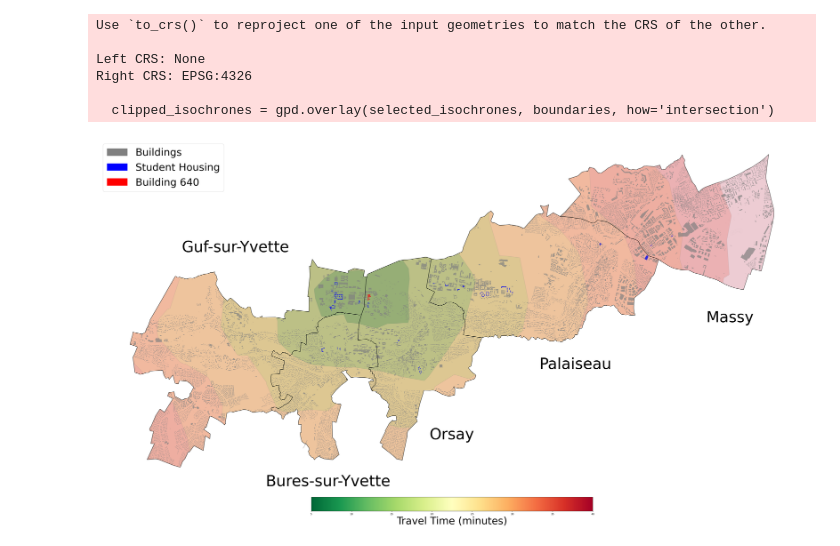
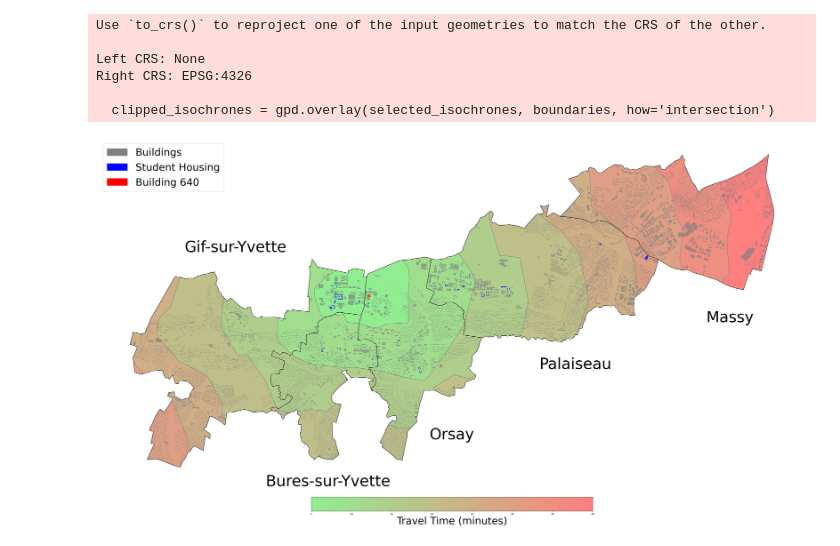
Before and after one commit to KsenaPav/project_commute, a Jupyter notebook: make_map.ipynb, the cells around one changed output. Saved outputs shown, nothing was run; the diff lists cells and outputs as text; code cells hidden in the pictures.

Commit message:
new colored map, json of cleaned data

```diff
--- a/make_map.ipynb
+++ b/make_map.ipynb
@@ -57,8 +57,12 @@ selected_isochrones = iso_gdf[iso_gdf['time min'].isin(time_intervals)]
 # Clip isochrones by the town boundaries
 clipped_isochrones = gpd.overlay(selected_isochrones, boundaries, how='intersection')
 
-# Define a colormap from green to red
-cmap = mpl.cm.RdYlGn_r  # Reverse RdYlGn colormap (Green to Red)
+# # Define a colormap from green to red
+# cmap = mpl.cm.RdYlGn_r  # Reverse RdYlGn colormap (Green to Red)
+green_to_red = mpl.colors.LinearSegmentedColormap.from_list(
+    "LightGreenLightRed", ["#90EE90", "#FF7F7F"]  # Light green to light red
+)
+cmap = green_to_red
 
 # Normalize the color scale based on the time range
 norm = mpl.colors.Normalize(vmin=clipped_isochrones['time min'].min(), vmax=clipped_isochrones['time min'].max())
@@ -70,7 +74,7 @@ ax.set_frame_on(False)
 
 # Plot the clipped isochrones with color based on 'time min'
 iso_plot = clipped_isochrones.plot(ax=ax, column='time min', cmap=cmap, linewidth=1.5, legend=False, edgecolor='gray',
-                                   norm=norm, alpha=0.2)
+                                   norm=norm, alpha=1)
 
 # Add colorbar legend for travel time
 sm = mpl.cm.ScalarMappable(cmap=cmap, norm=norm)
@@ -87,31 +91,31 @@ building_640.plot(ax=ax, color='red', alpha=0.7)
 boundaries.plot(ax=ax, color='none', edgecolor='black', linewidth=1)
 
 # Add town labels
 ax.text(2.29, 48.705, 'Massy', fontsize=60, ha='center')
 ax.text(2.24, 48.695, 'Palaiseau', fontsize=60, ha='center')
 ax.text(2.20, 48.68, 'Orsay', fontsize=60, ha='center')
 ax.text(2.16, 48.67, 'Bures-sur-Yvette', fontsize=60, ha='center')
 ax.text(2.13, 48.72, 'Gif-sur-Yvette', fontsize=60, ha='center')
 
 # Create custom legend handles
 legend_patches = [
     mpatches.Patch(color='gray', label='Buildings'),
     mpatches.Patch(color='blue', label='Student Housing'),
     mpatches.Patch(color='red', label='Building 640')
 ]
 
 ax.legend(handles=legend_patches, loc='upper left', fontsize=40)
 
 # Save the figure
 fig.savefig('map.svg', format='svg', bbox_inches='tight')
 
 # Show the plot
 plt.show()
 # %% [output]
 Use `to_crs()` to reproject one of the input geometries to match the CRS of the other.
 
 Left CRS: None
 Right CRS: EPSG:4326
 
   clipped_isochrones = gpd.overlay(selected_isochrones, boundaries, how='intersection')
-[figure, old version]
+[figure, new version]
```
Also changed, not shown: 7 other files.
